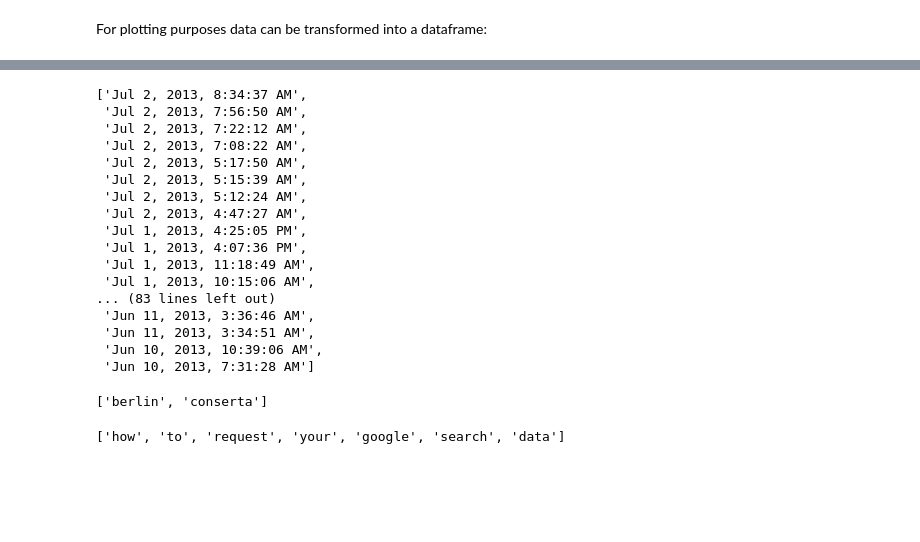
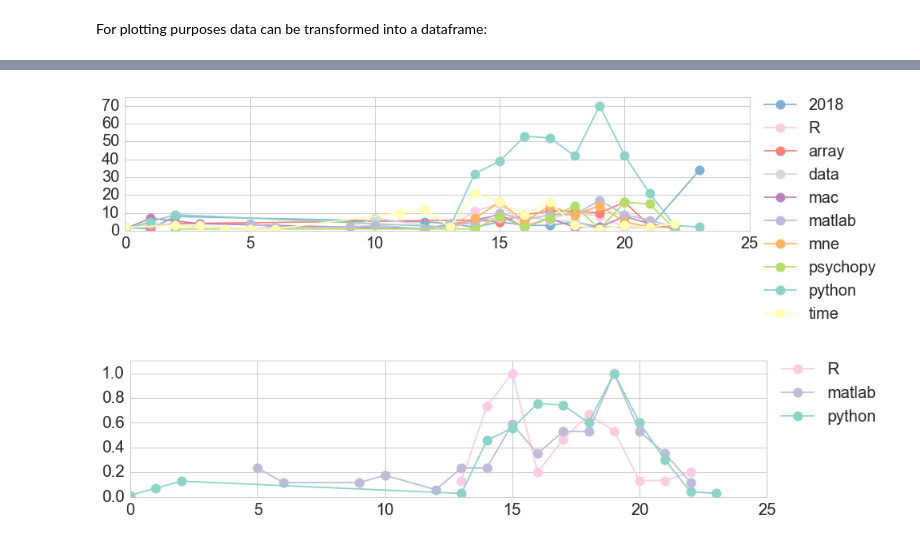
Before and after one commit to aath0/Google-Searches-Analyzer, a Jupyter notebook: Google Search Analyser.ipynb, the cells around one changed output, grey strips where cells are left out. Saved outputs shown, nothing was run; the diff lists cells and outputs as text; code cells hidden in the pictures; blank space fills up the shorter version.

```diff
--- a/Google Search Analyser.ipynb
+++ b/Google Search Analyser.ipynb
@@ -78,28 +117,39 @@ plt.xlabel('Search terms')
-# %%
-dates[-100:-1]
-# %% [output]
-['Jul 2, 2013, 8:34:37 AM',
- 'Jul 2, 2013, 7:56:50 AM',
- 'Jul 2, 2013, 7:22:12 AM',
- 'Jul 2, 2013, 7:08:22 AM',
- 'Jul 2, 2013, 5:17:50 AM',
- 'Jul 2, 2013, 5:15:39 AM',
- 'Jul 2, 2013, 5:12:24 AM',
- 'Jul 2, 2013, 4:47:27 AM',
- 'Jul 1, 2013, 4:25:05 PM',
- 'Jul 1, 2013, 4:07:36 PM',
- 'Jul 1, 2013, 11:18:49 AM',
- 'Jul 1, 2013, 10:15:06 AM',
-... (83 lines left out)
- 'Jun 11, 2013, 3:36:46 AM',
- 'Jun 11, 2013, 3:34:51 AM',
- 'Jun 10, 2013, 10:39:06 AM',
- 'Jun 10, 2013, 7:31:28 AM']
-# %%
-element.contents[1].text.split()
-# %% [output]
-['berlin', 'conserta']
-# %%
-search_queries[0]
-# %% [output]
-['how', 'to', 'request', 'your', 'google', 'search', 'data']
+# %%
+searches_by_hour = searches_df.groupby(['Searches','Hour']).count().reset_index()
+top_queries_hour = searches_by_hour[searches_by_hour['Searches'].isin(list(searches_counted[:items2plot]['Searches']))]
+
+%matplotlib inline
+
+plt.style.use('seaborn-whitegrid')
+
+fig, ax = plt.subplots(figsize=(14, 3))
+counter = 0
+for name, group in top_queries_hour.groupby('Searches'):
+    ax.plot(group.Hour, group.Dates, marker = 'o', ms=12, label = name, color = dictPalette[name])
+    counter +=1
+ax.legend(loc='upper left', bbox_to_anchor=(1., 1.1),
+          ncol=1, fancybox=True, shadow=True)
+plt.ylim(0,75)
+plt.show()
+# %% [output]
+[figure, added]
+# %%
+searches_by_programming = searches_df.groupby(['Searches','Hour']).count().reset_index()
+top_queries_programming = searches_by_hour[searches_by_programming['Searches'].isin(['python', 'matlab','R'])]
+
+%matplotlib inline
+
+plt.style.use('seaborn-whitegrid')
+
+fig, ax = plt.subplots(figsize=(14, 3))
+counter = 0
+for name, group in top_queries_programming.groupby('Searches'):
+    ax.plot(group.Hour, group.Dates/pd.Series.max(group.Dates), marker = 'o', ms=12, label = name, color = dictPalette[name])
+    counter +=1
+
+ax.legend(loc='upper left', bbox_to_anchor=(1., 1.1),
+          ncol=1, fancybox=True, shadow=True)
+plt.ylim(0,1.1)
+plt.show()
+# %% [output]
+[figure, added]
```
Also changed, not shown: parts of 11 cells of this notebook.
